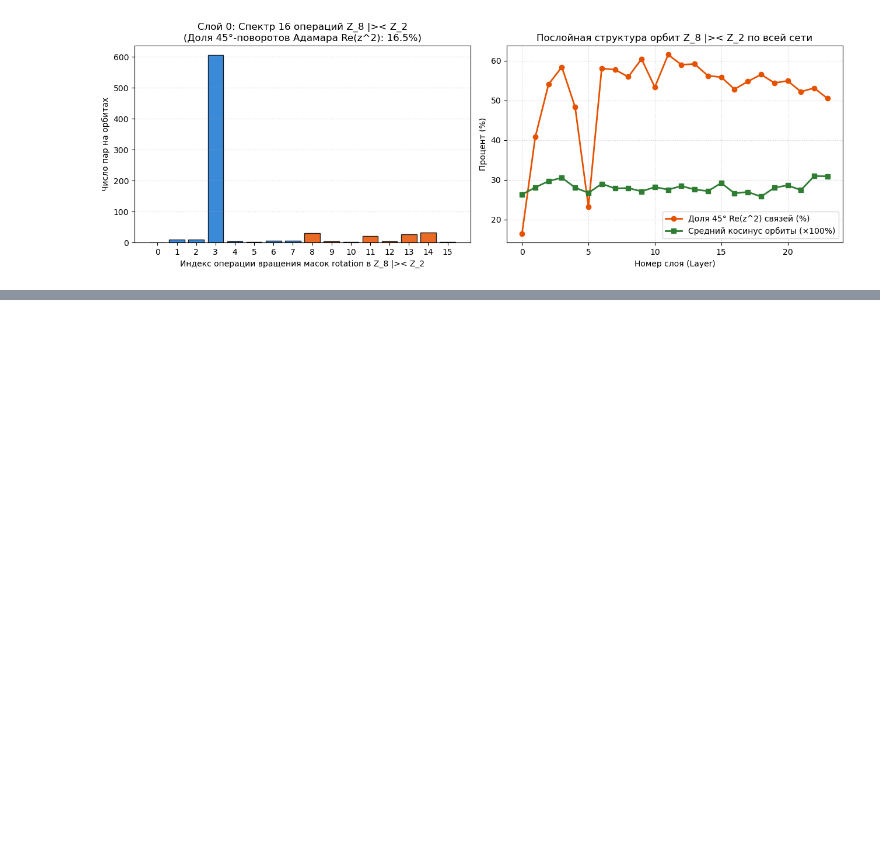
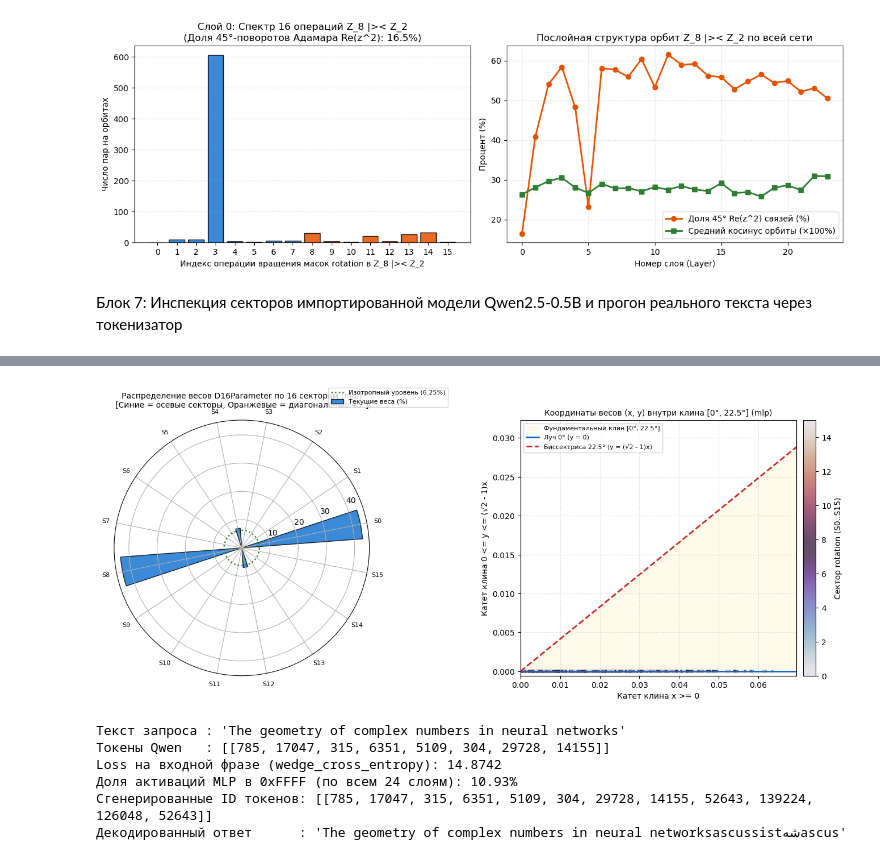
Before and after one commit to CeperaPetrov/d16nn, a Jupyter notebook: qwen/ipynb/d16_model2.ipynb, the cells around one changed output, grey strips where cells are left out. Saved outputs shown, nothing was run; the diff lists cells and outputs as text; code cells hidden in the pictures; blank space fills up the shorter version.

```diff
--- a/qwen/ipynb/d16_model2.ipynb
+++ b/qwen/ipynb/d16_model2.ipynb
@@ -457,3 +457,68 @@ plt.show()
 ====================================================================================================================
 [figure]
 [figure]
+# %% [markdown]
+Блок 7: Инспекция секторов импортированной модели Qwen2.5-0.5B и прогон реального текста через токенизатор
+# %%
+import importlib
+import matplotlib.pyplot as plt
+import torch
+import d16_vis_utils
+from d16_qwen_model2 import D16Linear, encode_token_ids
+
+# 1. Перезагружаем d16_vis_utils и сохраняем ссылку на класс D16Parameter текущей модели
+ActiveD16Param = type(imported_model.model.embed_tokens.weight)
+importlib.reload(d16_vis_utils)
+d16_vis_utils.D16Parameter = ActiveD16Param
+
+from d16_vis_utils import (
+    plot_d16_weight_sector_distribution,
+    print_d16_weight_migration_table,
+)
+
+# 2. Таблица комплексной геометрии весов слоя 0 импортированной модели Qwen2.5-0.5B
+print_d16_weight_migration_table(
+    imported_model.model.layers[0],
+    include_biases=True,
+)
+
+# 3. Полярная роза 16 секторов и клин [0°, 22.5°] для MLP слоя 0
+fig_dist = plot_d16_weight_sector_distribution(
+    imported_model.model.layers[0],
+    module_name="mlp",
+)
+plt.show()
+
+# 4. Прогон реального текста через токенизатор Qwen и импортированную D16-модель
+try:
+    from transformers import AutoTokenizer
+    tokenizer = AutoTokenizer.from_pretrained(str(QWEN_SOURCE))
+    prompt_text = "The geometry of complex numbers in neural networks"
+    raw_ids = tokenizer(prompt_text, return_tensors="pt")["input_ids"]
+    print(f"\nТекст запроса : {prompt_text!r}")
+    print(f"Токены Qwen   : {raw_ids.tolist()}")
+except Exception as e:
+    print(f"\nТокенизатор не найден ({e}), используем тестовые ID токенов:")
+    tokenizer = None
+    raw_ids = torch.tensor([[785, 19429, 315, 6351, 5106, 304, 30828, 14198]], dtype=torch.long)
+
+# Увеличиваем размер тайла для быстрого прохода словаря 151936 в lm_head
+D16Linear._MAX_WEIGHT_TILE = 1 << 24
+
+device = next(imported_model.parameters()).device
+d16_input = encode_token_ids(raw_ids.to(device))
+
+imported_model.eval()
+with torch.no_grad():
+    imported_model.set_collect_d16_stats(True, reset=True)
+    out = imported_model(input_ids=d16_input, labels=d16_input)
+    summary = imported_model.get_d16_state_summary()
+    gen_d16 = imported_model.generate(d16_input, max_new_tokens=4, do_sample=False, use_cache=True)
+    gen_ids = gen_d16.x.to(torch.long).cpu()
+
+print(f"Loss на входной фразе (wedge_cross_entropy): {float(out.loss.x.item()):.4f}")
+print(f"Доля активаций MLP в 0xFFFF (по всем 24 слоям): {summary['indifferent_pct']:.2f}%")
+print(f"Сгенерированные ID токенов: {gen_ids.tolist()}")
+if tokenizer is not None:
+    print(f"Декодированный ответ      : {tokenizer.decode(gen_ids[0], skip_special_tokens=True)!r}")
+# %% [output]
@@ -459,0 +545,7 @@ plt.show()
+[figure, added]
+Текст запроса : 'The geometry of complex numbers in neural networks'
+Токены Qwen   : [[785, 17047, 315, 6351, 5109, 304, 29728, 14155]]
+Loss на входной фразе (wedge_cross_entropy): 14.8742
+Доля активаций MLP в 0xFFFF (по всем 24 слоям): 10.93%
+Сгенерированные ID токенов: [[785, 17047, 315, 6351, 5109, 304, 29728, 14155, 52643, 139224, 126048, 52643]]
+Декодированный ответ      : 'The geometry of complex numbers in neural networksascussistشهascus'
```
Also changed, not shown: parts of 5 cells of this notebook, 1 other file.
